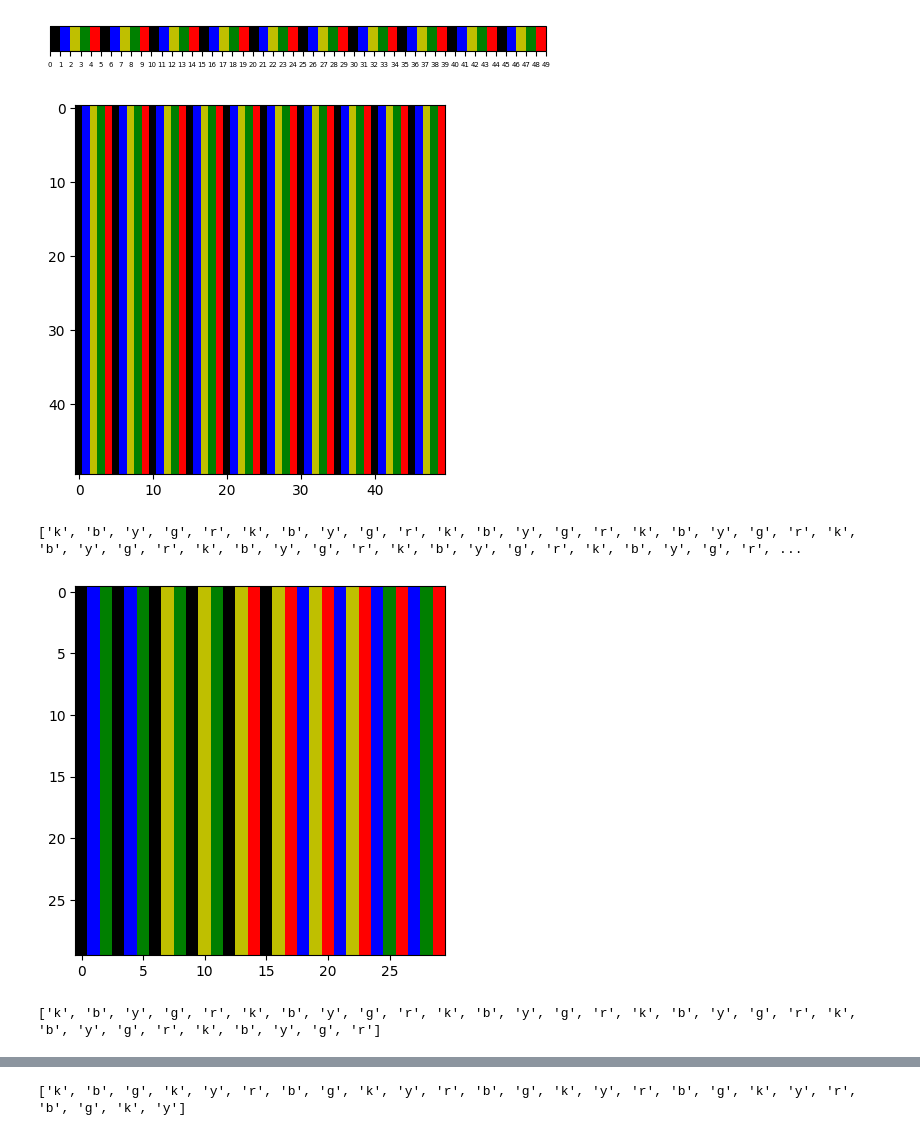
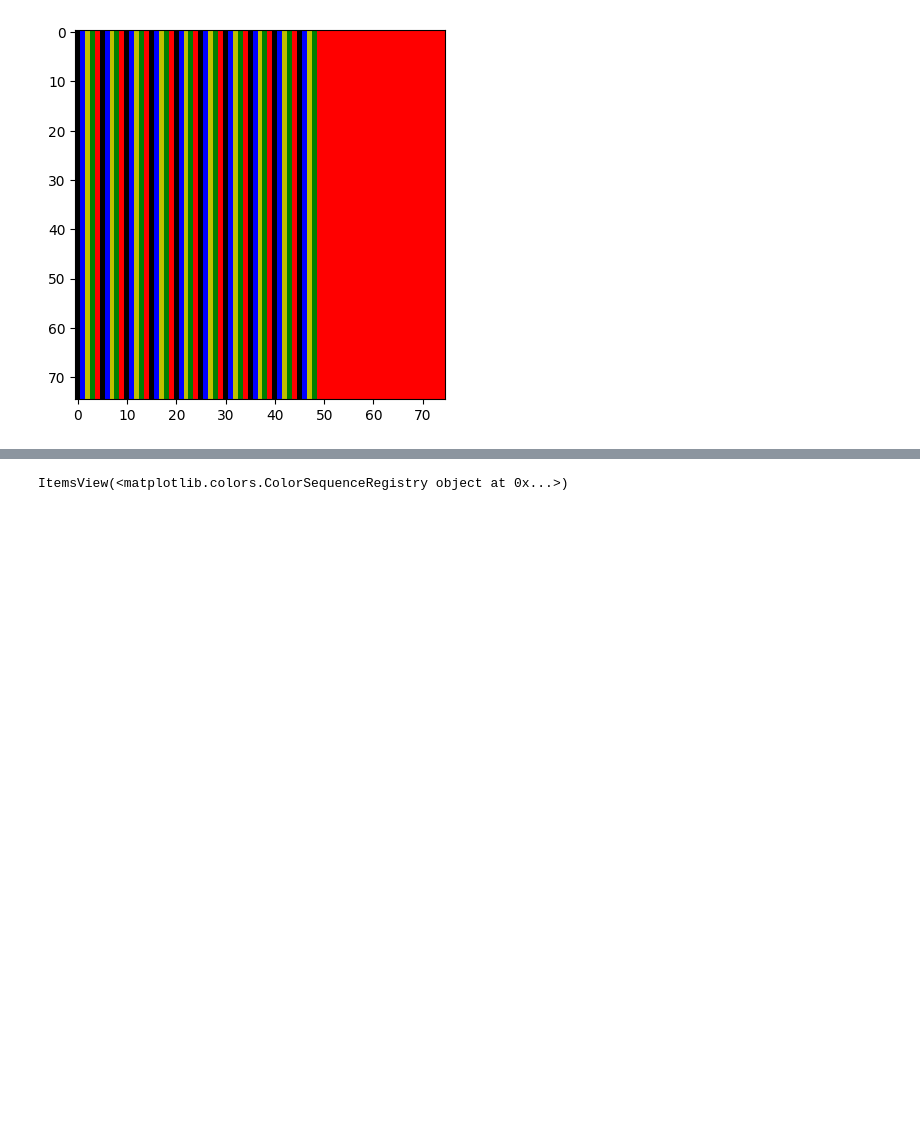
Before and after one commit to neuronets/nobrainer_training_scripts, a Jupyter notebook: 1.2.0/scripts/misc/yael.ipynb, the cells around one changed output, grey strips where cells are left out. Saved outputs shown, nothing was run; the diff lists cells and outputs as text; code cells hidden in the pictures; blank space fills up the shorter version.

Commit message:
notebook edits to verify plotting slices

```diff
--- a/1.2.0/scripts/misc/yael.ipynb
+++ b/1.2.0/scripts/misc/yael.ipynb
@@ -1,57 +1,57 @@
 # %%
 from matplotlib import colors
 import numpy as np
 import matplotlib.pyplot as plt
 
 num_cycles = 10
 cmap = colors.ListedColormap(num_cycles * ['k','b','y','g','r'])
 ncolors = len(cmap.colors)
 
+vmin, vmax= 0, ncolors
+
 # plt.rcParams["axes.prop_cycle"] = plt.cycler("color",cmap.colors)
 
 # simply plotting the colormap
-plt.figure()
-plt.imshow(np.arange(len(cmap.colors))[None], cmap=cmap)
-plt.gca().set_visible(False)
-cbar = plt.colorbar(ticks=range(len(cmap.colors)), orientation='horizontal')
-cbar.ax.tick_params(labelsize=5)
-plt.show()
+# plt.figure()
+# plt.imshow(np.arange(len(cmap.colors))[None], cmap=cmap)
+# plt.gca().set_visible(False)
+# cbar = plt.colorbar(ticks=range(len(cmap.colors)), orientation='horizontal')
+# cbar.ax.tick_params(labelsize=5)
+# plt.show()
 
-# case 01: test_vol has same number of labels as cmap (looks good with 1-1 mapping)
-j = len(cmap.colors)  # 50
-test_vol = np.ones((j,) * 3, dtype=np.uint8) * range(j)
-plt.figure()
-plt.imshow(test_vol[0], cmap=cmap)
-plt.show()
-print([cmap.colors[i] for i in range(j)])
+# # case 01: test_vol has same number of labels as cmap (looks good with 1-1 mapping)
+# j = len(cmap.colors)  # 50
+# test_vol = np.ones((j,) * 3, dtype=np.uint8) * range(j)
+# plt.figure()
+# plt.imshow(test_vol[0], cmap=cmap, interpolation='nearest', vmin=0, vmax=j-1)
+# plt.show()
+# print([cmap.colors[i] for i in range(j)])
 
 # case 02: test_vol has less labels than cmap (cycles through colors but not 1-1 mapping)
-j = 30
-test_vol = np.ones((j,) * 3, dtype=np.uint8) * range(j)
-plt.figure()
-plt.imshow(test_vol[0], cmap=cmap)
-plt.show()
-print([cmap.colors[i] for i in range(j)])
+# j = 35
+# test_vol = np.ones((j,) * 3, dtype=np.uint8) * range(j)
+# plt.figure()
+# plt.imshow(test_vol[0], cmap=cmap, interpolation='nearest', vmin=0, vmax=len(cmap.colors) - 1)
+# plt.colorbar()
+# plt.show()
+# print([cmap.colors[i] for i in range(j)])
+
 
 # case 03: test_vol has more labels than cmap (cycles through colors but not 1-1 mapping)
 # you can ignore this case for now (if you want to)
 j = 75
 test_vol = np.ones((j,) * 3, dtype=np.uint8) * range(j)
 plt.figure()
-plt.imshow(test_vol[0], cmap=cmap)
+plt.imshow(test_vol[0], cmap=cmap, interpolation='nearest', vmin=vmin, vmax=len(cmap.colors) - 1)
 plt.show()
 
-# case 04: test_vol with some missing labels
-j = 25
-col_vals = [0, 1, 3, 5, 7, 9, 11, 13, 15, 17, 19, 21, 23, 25, 27, 29, 31, 33, 35, 37, 39, 41, 43, 45, 47]
-test_vol = np.ones((j,) * 3, dtype=np.uint8) * col_vals
-plt.figure()
-plt.imshow(test_vol[0], cmap=cmap)
-plt.show()
-print([cmap.colors[i] for i in col_vals])
+# # case 04: test_vol with some missing labels
+# j = 25
+# col_vals = [0, 1, 3, 5, 7, 9, 11, 13, 15, 17, 19, 21, 23, 25, 27, 29, 31, 33, 35, 37, 39, 41, 43, 45, 70]
+# test_vol = np.ones((j,) * 3, dtype=np.uint8) * col_vals
+# plt.figure()
+# plt.imshow(test_vol[0], cmap=cmap, vmin=vmin, vmax=vmax)
+# plt.show()
+# print([cmap.colors[i] for i in col_vals])
 # %% [output]
-[figure, old version]
+[figure, new version]
-[figure, removed]
-['k', 'b', 'y', 'g', 'r', 'k', 'b', 'y', 'g', 'r', 'k', 'b', 'y', 'g', 'r', 'k', 'b', 'y', 'g', 'r', 'k', 'b', 'y', 'g', 'r', 'k', 'b', 'y', 'g', 'r', 'k', 'b', 'y', 'g', 'r', 'k', 'b', 'y', 'g', 'r', ...
-[figure, removed]
-['k', 'b', 'y', 'g', 'r', 'k', 'b', 'y', 'g', 'r', 'k', 'b', 'y', 'g', 'r', 'k', 'b', 'y', 'g', 'r', 'k', 'b', 'y', 'g', 'r', 'k', 'b', 'y', 'g', 'r']
@@ -60 +58,4 @@ print([cmap.colors[i] for i in col_vals])
-['k', 'b', 'g', 'k', 'y', 'r', 'b', 'g', 'k', 'y', 'r', 'b', 'g', 'k', 'y', 'r', 'b', 'g', 'k', 'y', 'r', 'b', 'g', 'k', 'y']
+# %%
+plt.color_sequences.items()
+# %% [output]
+ItemsView(<matplotlib.colors.ColorSequenceRegistry object at 0x...>)
```
Also changed, not shown: parts of 2 cells of this notebook, 1 other file.
